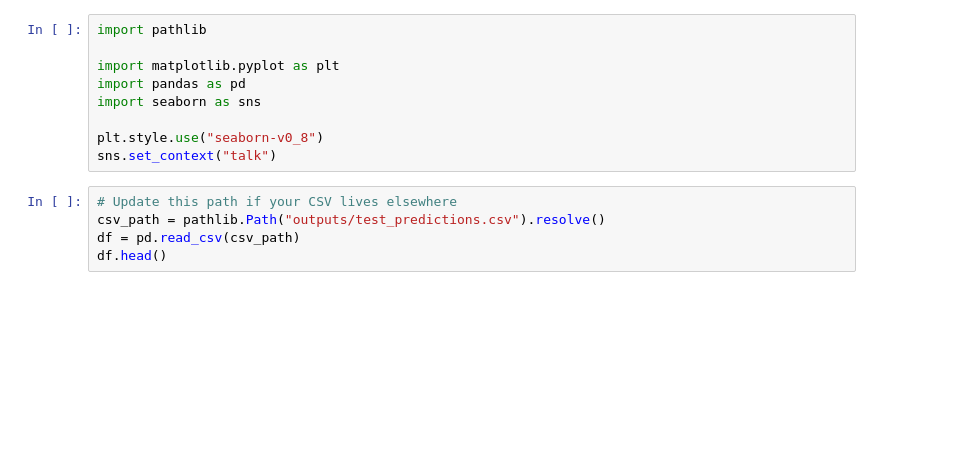
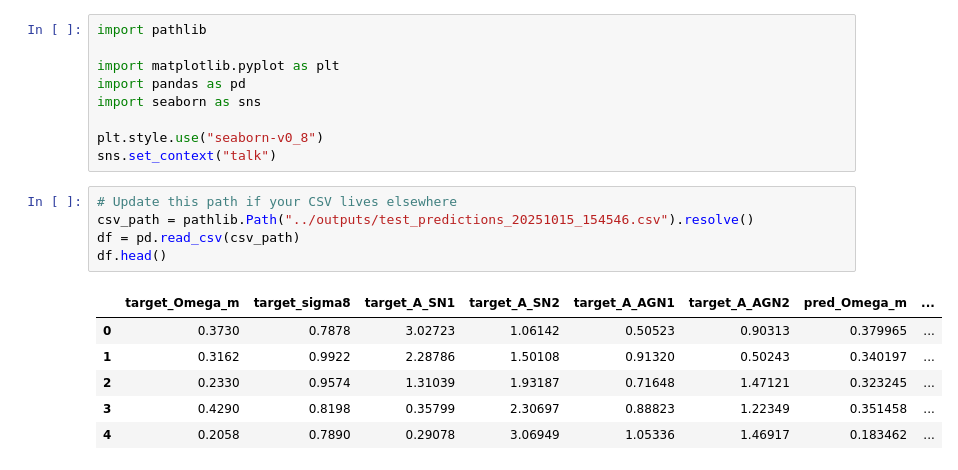
Before and after one commit to mhuertascompany/camels-aion, a Jupyter notebook: notebooks/visualize_predictions.ipynb, the cells around one changed output. Saved outputs shown, nothing was run; the diff lists cells and outputs as text; blank space fills up the shorter version.

```diff
--- a/notebooks/visualize_predictions.ipynb
+++ b/notebooks/visualize_predictions.ipynb
@@ -13,9 +13,16 @@ plt.style.use("seaborn-v0_8")
 sns.set_context("talk")
 # %%
 # Update this path if your CSV lives elsewhere
-csv_path = pathlib.Path("outputs/test_predictions.csv").resolve()
+csv_path = pathlib.Path("../outputs/test_predictions_20251015_154546.csv").resolve()
 df = pd.read_csv(csv_path)
 df.head()
+# %% [output]
+|  | target_Omega_m | target_sigma8 | target_A_SN1 | target_A_SN2 | target_A_AGN1 | target_A_AGN2 | pred_Omega_m | ... |
+| 0 | 0.3730 | 0.7878 | 3.02723 | 1.06142 | 0.50523 | 0.90313 | 0.379965 | ... |
+| 1 | 0.3162 | 0.9922 | 2.28786 | 1.50108 | 0.91320 | 0.50243 | 0.340197 | ... |
+| 2 | 0.2330 | 0.9574 | 1.31039 | 1.93187 | 0.71648 | 1.47121 | 0.323245 | ... |
+| 3 | 0.4290 | 0.8198 | 0.35799 | 2.30697 | 0.88823 | 1.22349 | 0.351458 | ... |
+| 4 | 0.2058 | 0.7890 | 0.29078 | 3.06949 | 1.05336 | 1.46917 | 0.183462 | ... |
 # %%
 parameter_names = [
     name.replace("target_", "")
```
Also changed, not shown: parts of 2 cells of this notebook, 5 other files.
